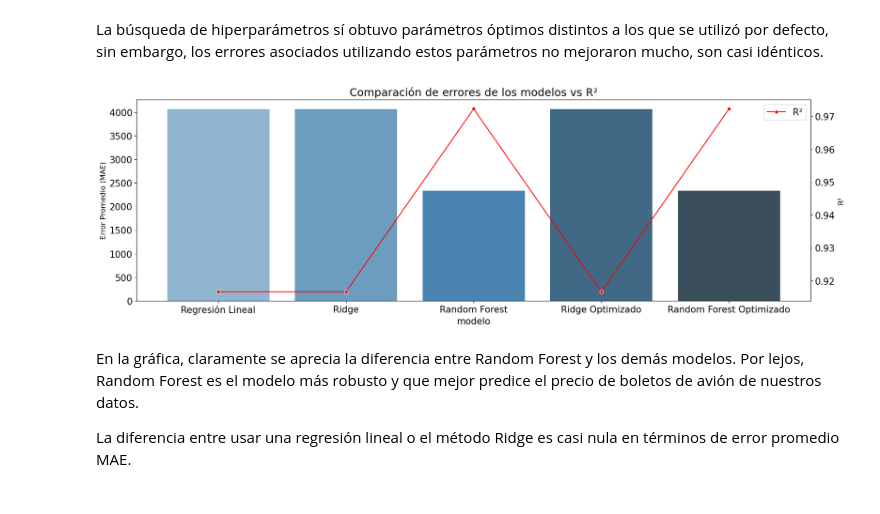
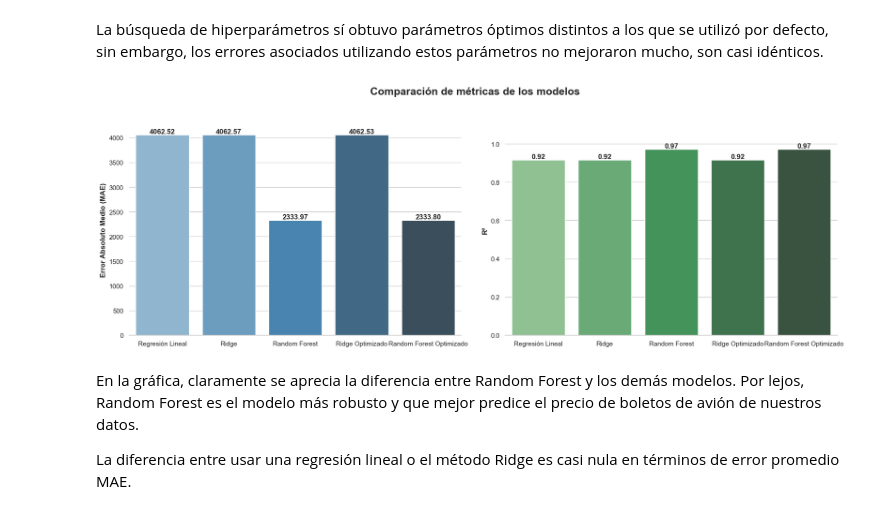
Before and after one commit to aegutierrez235/flight-price-prediction, a Jupyter notebook: Predicción del precio de vuelos.ipynb, the cells around one changed output. Cells and saved outputs as stored; diff of their text form; code cells hidden in the pictures.

```diff
--- a/Predicción del precio de vuelos.ipynb
+++ b/Predicción del precio de vuelos.ipynb
@@ -433,8 +442,19 @@ df.head()
 matriz_correlacion = df.corr(numeric_only = True)
 
 # Creo el mapa de calor.
-plt.figure(figsize = (15, 15))
-sns.heatmap(matriz_correlacion, annot = True, fmt = '.1f', cmap = 'coolwarm')
-plt.title('Matriz de correlación entre columnas')
+mask = np.triu(np.ones_like(matriz_correlacion, dtype = bool))
+f, ax = plt.subplots(figsize = (11, 9))
+cmap = sns.diverging_palette(230, 20, as_cmap = True)
+sns.heatmap(matriz_correlacion,
+            mask = mask,
+            cmap = cmap,
+            vmax = 1,
+            center = 0,
+            annot = True,
+            fmt = '.1f',
+            square = True,
+            linewidths = .5,
+            cbar_kws = {'shrink': .5})
+plt.title('Matriz de correlación', fontsize = 16, fontweight = 'bold', pad = 20)
 plt.show()
 # %% [output]
@@ -631,20 +651,52 @@ print(metricas_df)
 La búsqueda de hiperparámetros sí obtuvo parámetros óptimos distintos a los que se utilizó por defecto, sin embargo, los errores asociados utilizando estos parámetros no mejoraron mucho, son casi idénticos.
 # %%
 # Grafico los errores de los modelos.
-fig, ax1 = plt.subplots(figsize = (20, 6))
-sns.barplot(x = 'modelo', y = 'MAE', data = metricas_df, ax = ax1, hue = 'modelo', palette = 'Blues_d', legend = False)
-ax1.set_ylabel('Error Promedio (MAE)', fontsize = 12)
+sns.set_theme(style = 'whitegrid')
+fig, (ax1, ax2) = plt.subplots(1, 2, figsize = (18, 6))
 
-# Creo un segundo eje para el R2.
-ax2 = ax1.twinx()
-sns.lineplot(x = 'modelo', y = 'R2', data = metricas_df, marker = 'o', color = 'red', ax = ax2, label = 'R²')
-ax2.set_ylabel('R²', fontsize = 12)
-ax2.legend(loc='upper right')
+# Gráfica MAE.
+sns.barplot(
+    x = 'modelo',
+    y = 'MAE',
+    data = metricas_df,
+    ax = ax1,
+    hue = 'modelo',
+    palette = 'Blues_d',
+    legend = False)
+ax1.set_xlabel('')
+ax1.set_ylabel('Error Absoluto Medio (MAE)', fontsize = 12, fontweight = 'bold')
 
-plt.title('Comparación de errores de los modelos vs R²')
+# Agrego etiquetas sobre las barras.
+for i, v in enumerate(metricas_df['MAE']):
+    ax1.text(i, v, f'{v:.2f}', ha = 'center', va = 'bottom', fontweight = 'bold')
+
+# Gráfica para el R2.
+sns.barplot(
+    x = 'modelo',
+    y = 'R2',
+    data = metricas_df,
+    ax = ax2,
+    hue = 'modelo',
+    palette = 'Greens_d',
+    legend = False)
+#ax2 = ax1.twinx()
+#sns.lineplot(x = 'modelo', y = 'R2', data = metricas_df, marker = 'o', color = 'red', ax = ax2, label = 'R²')
+ax2.set_xlabel('')
+ax2.set_ylabel('R²', fontsize = 12, fontweight = 'bold')
+ax2.set_ylim(0, 1.1)
+#ax2.legend(loc='upper right')
+
+# Agrego etiquetas sobre las barras.
+for i, v in enumerate(metricas_df['R2']):
+    ax2.text(i, v, f'{v:.2f}', ha = 'center', va = 'bottom', fontweight = 'bold')
+
+plt.suptitle('Comparación de métricas de los modelos', fontsize = 18, fontweight = 'bold', y = 1.05)
+sns.despine(left = True)
+plt.tight_layout()
+plt.savefig('comparación_métricas.png', dpi = 300, bbox_inches = 'tight')
 plt.show()
 # %% [output]
-[figure, old version]
+[figure, new version]
 # %% [markdown]
 En la gráfica, claramente se aprecia la diferencia entre Random Forest y los demás modelos. Por lejos, Random Forest es el modelo más robusto y que mejor predice el precio de boletos de avión de nuestros datos.
 
```
Also changed, not shown: parts of 8 cells of this notebook.
